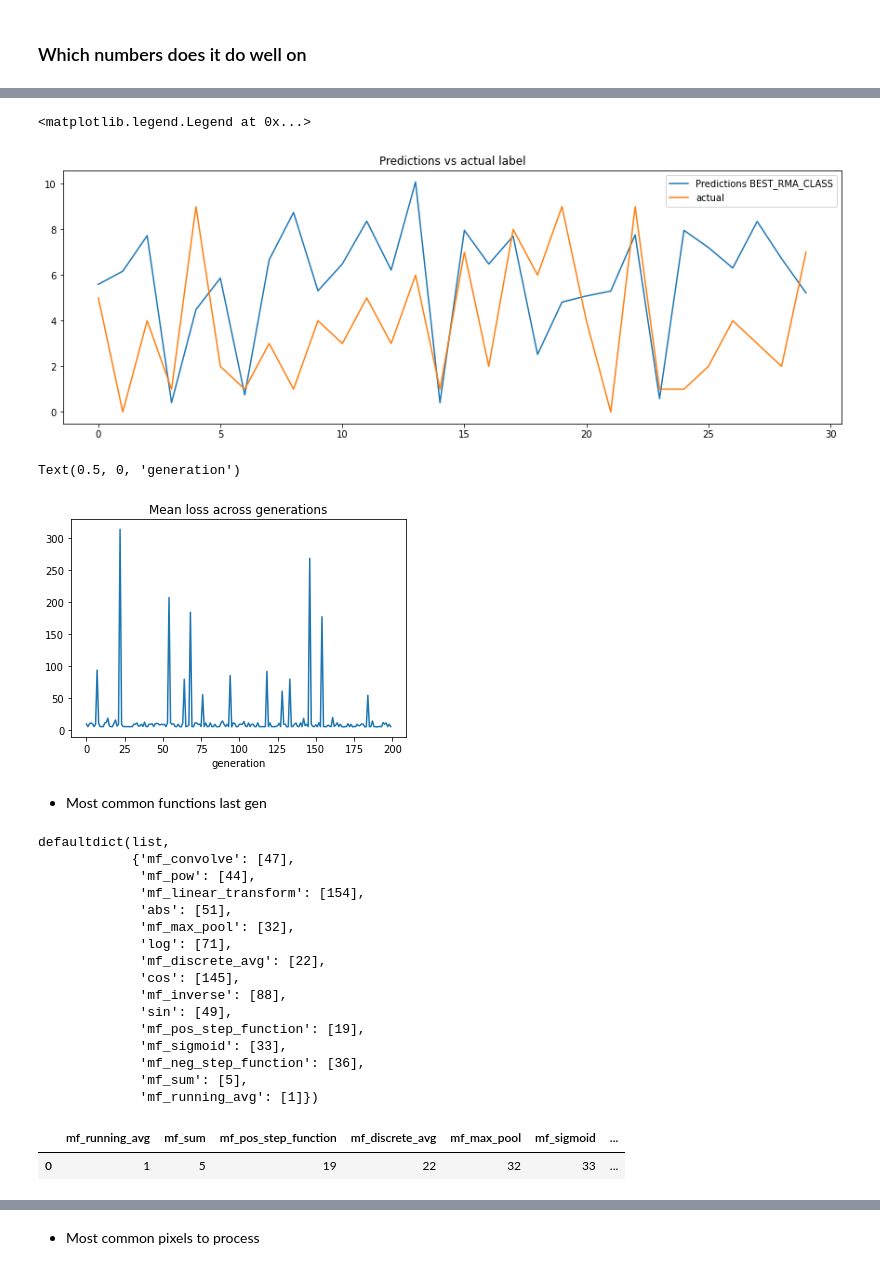
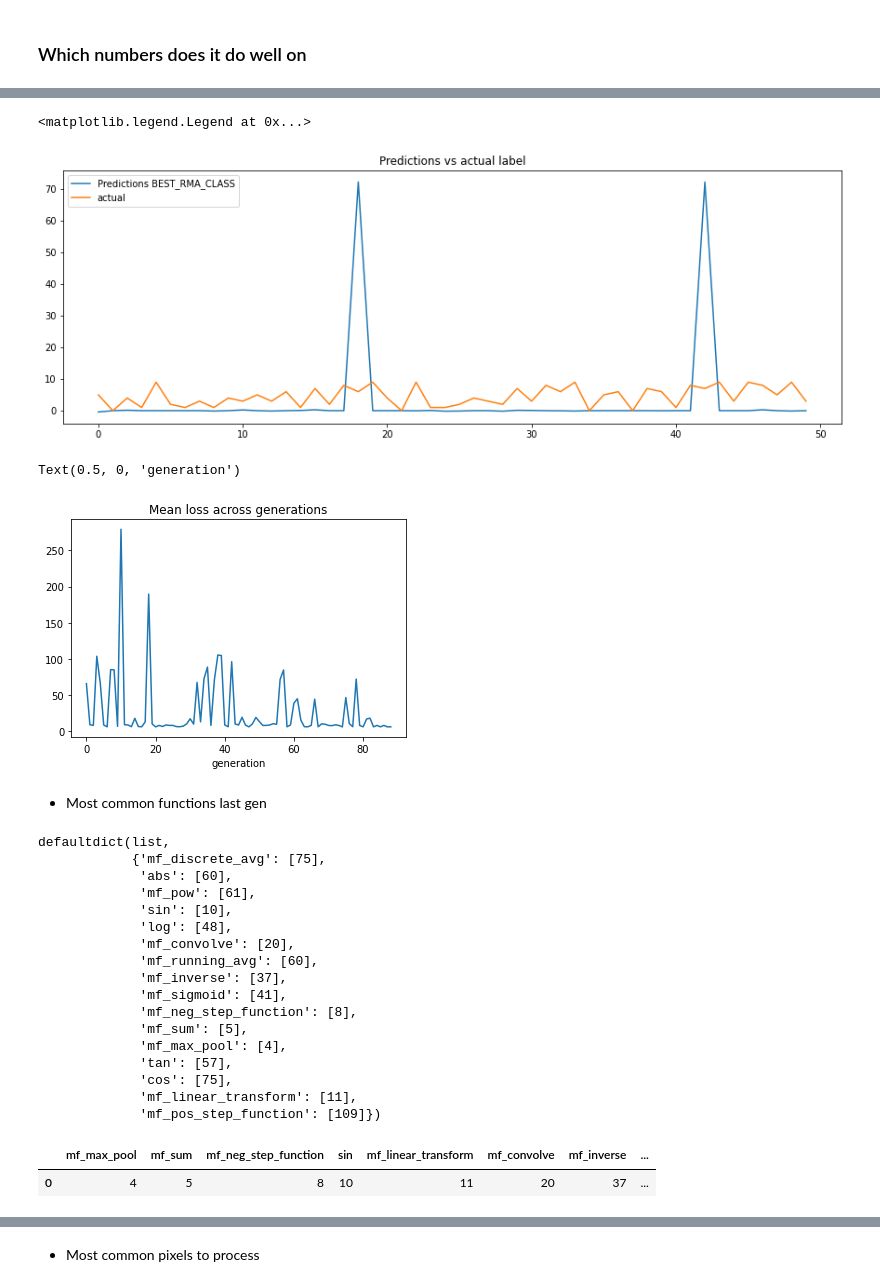
Before and after one commit to jonhilgart22/model-bias-experiments, a Jupyter notebook: notebooks/mnist_model_experiments.ipynb, the cells around one changed output, grey strips where cells are left out. Drawn from its saved outputs; the diff is of its cells as text; code cells hidden in the pictures.

```diff
--- a/notebooks/mnist_model_experiments.ipynb
+++ b/notebooks/mnist_model_experiments.ipynb
@@ -285,7 +285,7 @@ class RandomModelArchitecture():
         self.math_function_class = math_function_class
         self.primitive_functions = primitive_functions
         self.n_pixel_to_process = n_pixel_to_process
-        self.overflow_number = 99999
+        self.overflow_number = 9e100
 
     def set_rmse(self, rmse):
         self.rmse = rmse
@@ -413,13 +413,13 @@ def generate_new_architectures(x_train,y_train, best_models_this_gen, NUM_ARCHIT
                                PRIMITIVE_FUNCTIONS_LIST, NUM_IMAGES_PER_ARCHITECTURE, math_functions = MathFunctions):
     # shuffle x and y
     shuffler = np.random.permutation(len(x_train))
-
-    xtrain_shuffled = x_train[shuffler]
-    ytrain_shuffled = y_train[shuffler]
+    # don't shuffle
+    xtrain_shuffled = x_train #[shuffler]
+    ytrain_shuffled = y_train #[shuffler]
 
     INCORRECT_LOSS = 1 # wrong class loss
     UPPER_BOUND_N_PIXELS_PROCESS = 10
-    INF_WEIGHT_PENALITY = 99999
+    INF_WEIGHT_PENALITY = 9e100
 
     gen_constant_loss = []
     gen_var = []
@@ -476,7 +476,7 @@ def generate_new_architectures(x_train,y_train, best_models_this_gen, NUM_ARCHIT
         if model_pred_var == 0:
             model_pred_var = ZERO_VAR_PENALTY
         else:
-            model_pred_var = 1 / model_pred_var
+            model_pred_var = (1 / model_pred_var) * ZERO_VAR_PENALTY
 
         gen_var.append(model_pred_var)
         total_loss = model_pred_var + model_rmse + model_constant_loss
@@ -490,7 +490,7 @@ def generate_new_architectures(x_train,y_train, best_models_this_gen, NUM_ARCHIT
 # %% [markdown]
 ### Training
 # %%
-PRIMITIVE_FUNCTIONS_LIST = [ 'log', 'mf_pow', 'cos', 'sin',  'abs', 'mf_sum', 'mf_convolve', 'mf_running_avg', 'mf_pos_step_function',
+PRIMITIVE_FUNCTIONS_LIST = [ 'log', 'mf_pow', 'cos', 'sin', 'tan', 'abs', 'mf_sum', 'mf_convolve', 'mf_running_avg', 'mf_pos_step_function',
                             'mf_neg_step_function', 'mf_linear_transform', 'mf_inverse', 'mf_discrete_avg', 'mf_max_pool', 'mf_sigmoid']
 
 FINAL_MODEL_CLASSES = []  # RMA classes
@@ -507,16 +507,18 @@ CURRENT_BEST_LOSS = 9e100
 SAMPLE_IMAGE = x_train[0,...].copy()
 best_architectures = None
 best_models_this_gen = []
-ZERO_VAR_PENALTY=200
+ZERO_VAR_PENALTY=2e10
+n_generations_waited=0
 
 
 ## These are the main parameters to adjust
-NUM_IMAGES_PER_ARCHITECTURE = 50 # how many images each model sees to calculate loss
-NUM_ARCHITECTURES = 15 # num per generation
+NUM_IMAGES_PER_ARCHITECTURE = 500 # how many images each model sees to calculate loss
+NUM_ARCHITECTURES = 30 # num per generation
 N_GENERATIONS = 200 # how many genreations
-PERCENT_BEST_ARCHITECTURE_TO_KEEP_NEXT_GEN=0.05 # this should be inverse ADDITIONAL_BEST_ARCHITECTURE_PCT, what percent of the  best architecture to change gen / gen
-ADDITIONAL_BEST_ARCHITECTURE_PCT = 0.90 #For the model with the lowest loss, what percent of models should start from this best model
-BEST_LOSS_THRESHOLD = int(NUM_IMAGES_PER_ARCHITECTURE//4)
+PATIENCE = N_GENERATIONS//2 ## generations to wait
+PERCENT_BEST_ARCHITECTURE_TO_KEEP_NEXT_GEN=0.15 # this should be inverse ADDITIONAL_BEST_ARCHITECTURE_PCT, what percent of the  best architecture to change gen / gen
+ADDITIONAL_BEST_ARCHITECTURE_PCT = 0.30 #For the model with the lowest loss, what percent of models should start from this best model
+BEST_LOSS_THRESHOLD = int(NUM_IMAGES_PER_ARCHITECTURE//2)
 
 #### TRAINING CODE
 start_time = time.time()
@@ -565,6 +567,7 @@ for gen in range(N_GENERATIONS):
             print(f"Best model overall n pixels = {BEST_RMA_CLASS.n_pixel_to_process}")
 
     if best_loss_this_gen < CURRENT_BEST_LOSS:
+        n_generations_waited=0
         if gen%10==0:
             print("Updating the best RMA class. Found a lower loss.")
         # make a cpy of this class so that we don't update it later on
@@ -581,6 +584,7 @@ for gen in range(N_GENERATIONS):
         CURRENT_BEST_LOSS = best_loss_this_gen
         ALL_TOP_CLASS_LOSS.append(best_loss_this_gen)
         BEST_CLASS_ACROSS_GEN.append(BEST_RMA_CLASS)
+
 
     else:
         ALL_TOP_CLASS_LOSS.append(CURRENT_BEST_LOSS)
@@ -620,6 +624,12 @@ for gen in range(N_GENERATIONS):
     for rma_class in best_models_this_gen:
         rma_class.agument_existing_architecture_list(SAMPLE_IMAGE, total_augment_pct)
 
+    # have we run out of patience?
+    if n_generations_waited == PATIENCE:
+        print(f"Hit our patience parameter of {PATIENCE}")
+        break
+    n_generations_waited+=1
+
 
 
 end_time = time.time()
@@ -731,22 +774,22 @@ Overall accuracy is 0.08
 # %%
 # predictions
 N_PREDICTIONS = 30
 plt.figure(figsize=(15,5))
 plt.title('Predictions vs actual label')
 # plt.plot([best_rma_class.get_prediction_from_architecture(x_train[i]) for i in range(N_PREDICTIONS)], label='Predictions')
-plt.plot([BEST_RMA_CLASS.get_prediction_from_architecture(x_train[i]) for i in range(N_PREDICTIONS)], label='Predictions BEST_RMA_CLASS')
-plt.plot(y_train[:N_PREDICTIONS], label='actual')
+plt.plot([BEST_RMA_CLASS.get_prediction_from_architecture(x_train[i]) for i in range(50)], label='Predictions BEST_RMA_CLASS')
+plt.plot(y_train[:50], label='actual')
 plt.legend()
 # %% [output]
 <matplotlib.legend.Legend at 0x...>
-[figure, old version]
+[figure, new version]
 # %%
 plt.title('Mean loss across generations')
 plt.plot(np.log([np.mean(FINAL_GENERATION_LOSS[i]) for i in range(len(FINAL_GENERATION_LOSS))]))
 plt.xlabel('generation')
 # %% [output]
 Text(0.5, 0, 'generation')
-[figure, old version]
+[figure, new version]
 # %% [markdown]
 - Most common functions last gen
 # %%
@@ -760,26 +803,27 @@ for model in gen_models:
 np.sum(counts_of_functions)
 # %% [output]
 defaultdict(list,
-            {'mf_convolve': [47],
-             'mf_pow': [44],
-             'mf_linear_transform': [154],
-             'abs': [51],
-             'mf_max_pool': [32],
-             'log': [71],
-             'mf_discrete_avg': [22],
-             'cos': [145],
-             'mf_inverse': [88],
-             'sin': [49],
-             'mf_pos_step_function': [19],
-             'mf_sigmoid': [33],
-             'mf_neg_step_function': [36],
+            {'mf_discrete_avg': [75],
+             'abs': [60],
+             'mf_pow': [61],
+             'sin': [10],
+             'log': [48],
+             'mf_convolve': [20],
+             'mf_running_avg': [60],
+             'mf_inverse': [37],
+             'mf_sigmoid': [41],
+             'mf_neg_step_function': [8],
              'mf_sum': [5],
-             'mf_running_avg': [1]})
+             'mf_max_pool': [4],
+             'tan': [57],
+             'cos': [75],
+             'mf_linear_transform': [11],
+             'mf_pos_step_function': [109]})
 # %%
 pd.DataFrame(counts_of_functions).sort_values(by=0,axis=1)
 # %% [output]
-|  | mf_running_avg | mf_sum | mf_pos_step_function | mf_discrete_avg | mf_max_pool | mf_sigmoid | ... |
-| 0 | 1 | 5 | 19 | 22 | 32 | 33 | ... |
+|  | mf_max_pool | mf_sum | mf_neg_step_function | sin | mf_linear_transform | mf_convolve | mf_inverse | ... |
+| 0 | 4 | 5 | 8 | 10 | 11 | 20 | 37 | ... |
 # %%
 pd.DataFrame(counts_of_functions).sort_values(by=0,axis=1)/pd.DataFrame(counts_of_functions).sum(axis=1) [0]
 # %% [output]
```
Also changed, not shown: parts of 17 cells of this notebook, 1 other file.
